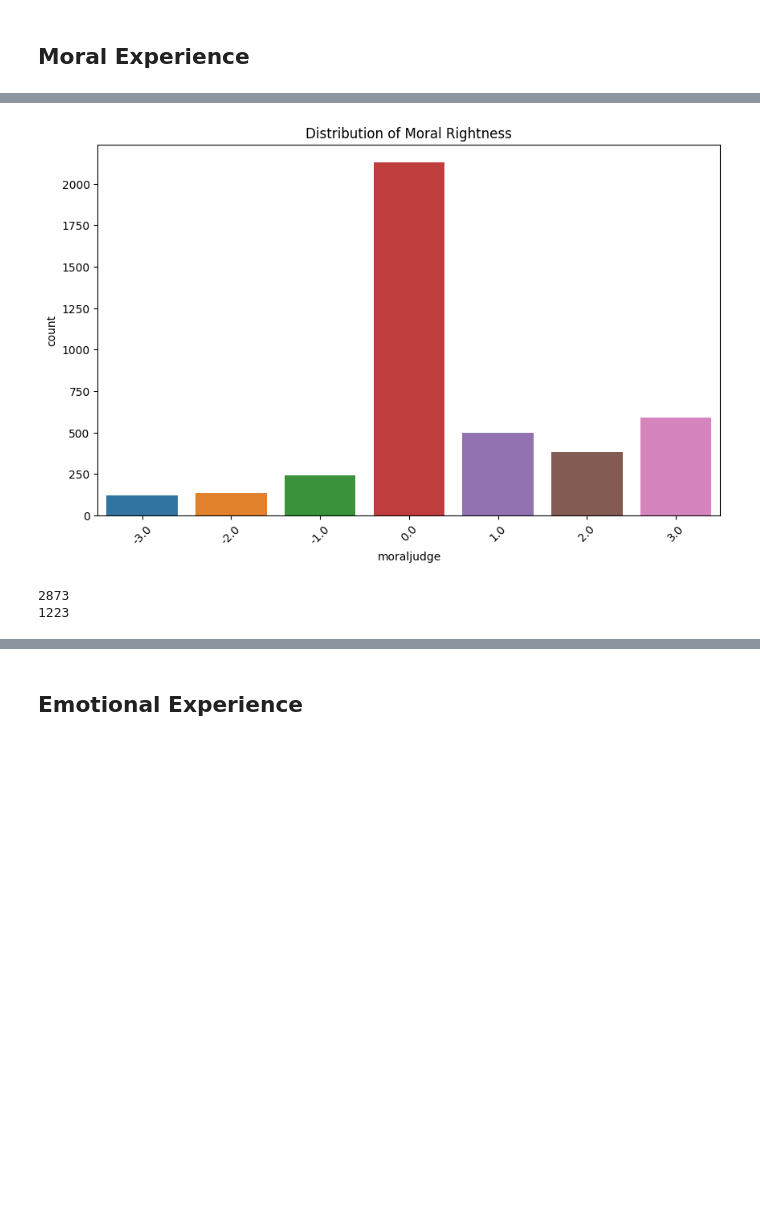
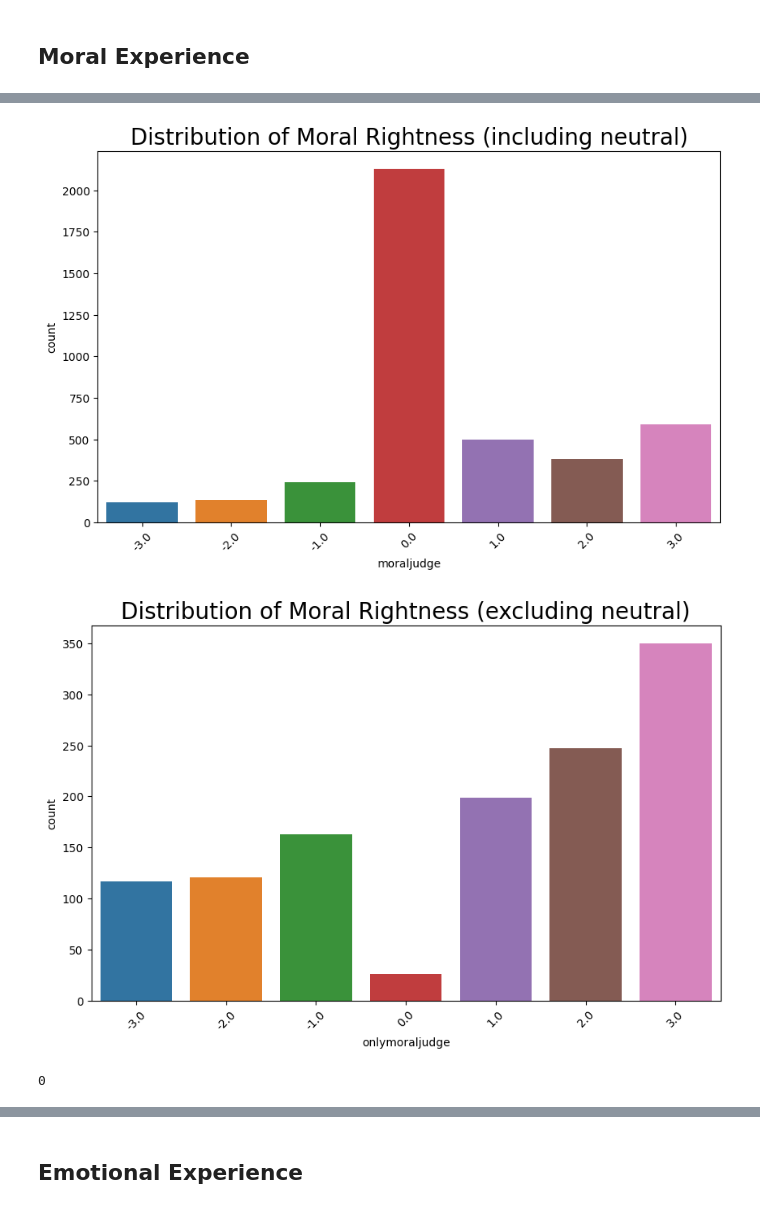
Before and after one commit to amberxuqianchen/effective-altruism, a Jupyter notebook: 1_code/descriptive.ipynb, the cells around one changed output, grey strips where cells are left out. Saved outputs shown, nothing was run; the diff lists cells and outputs as text; code cells hidden in the pictures; blank space fills up the shorter version.

```diff
--- a/1_code/descriptive.ipynb
+++ b/1_code/descriptive.ipynb
@@ -24,6 +24,8 @@ df['moral_agency'] = df['event_type'].replace({-1: 0, 1: 1, 2: 2, 3: 2, 4: 2, 5:
 # create a new column for moral rightness based on the variables which names start with 'Taken together', if one is missing, take the value from the other one
 moraljudgevar = [i for i in df.columns if 'Taken together' in i]
 df['moraljudge'] = np.where(df[moraljudgevar[0]].isnull(), df[moraljudgevar[1]], df[moraljudgevar[0]])
+df['onlymoraljudge'] = df[moraljudgevar[0]]
+
 
 positive_varnames = ['grateful', 'elevated', 'proud', 'happiness']
 negative_varnames = ['embarrassed', 'angry', 'disgusted', 'contemptuous', 'guilty', 'shameful']
@@ -35,3 +37,5 @@ df['neg'] = df[negative_varnames].mean(axis=1)
 # delete the only one row where pos is nan, other values are nan too
 df = df[df['pos'].notna()]
 df.to_csv(os.path.join(out_folder_path, 'df.csv'), index=False)
+# %%
+df['onlymoraljudge'] = df[moraljudgevar[0]]
@@ -37,0 +58,3 @@ df.to_csv(os.path.join(out_folder_path, 'df.csv'), index=False)
+# %%
+dfnoneutral = df[df['event_type'] != 0]
+dfnoneutral[moraljudgevar[0]].value_counts()
@@ -138,10 +199,21 @@ plt.show()
 # %%
 plt.figure(figsize=(10,6))
-sns.countplot(data=df, x="moraljudge")
-plt.title("Distribution of Moral Rightness")
+sns.countplot(data=dfnoneutral, x="moraljudge")
+# larger font
+plt.title("Distribution of Moral Rightness (including neutral)",fontsize=20)
+
 plt.xticks(rotation=45)
 plt.show()
+
+plt.figure(figsize=(10,6))
+sns.countplot(data=df, x='onlymoraljudge')
+plt.title("Distribution of Moral Rightness (excluding neutral)",fontsize=20)
+plt.xticks(rotation=45)
+plt.show()
+
+# amount of moraljudge missing
+df['moraljudge'].isnull().sum()
 # %% [output]
-[figure, old version]
+[figure, new version]
+[figure, added]
-2873
-1223
+0
```
Also changed, not shown: parts of 13 cells of this notebook, 28 other files.
